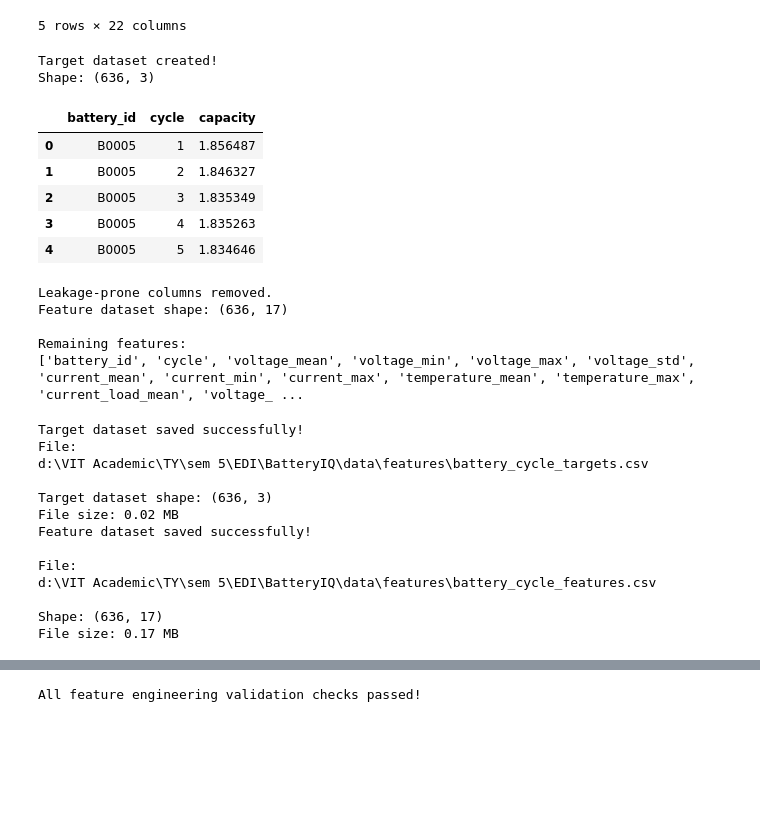
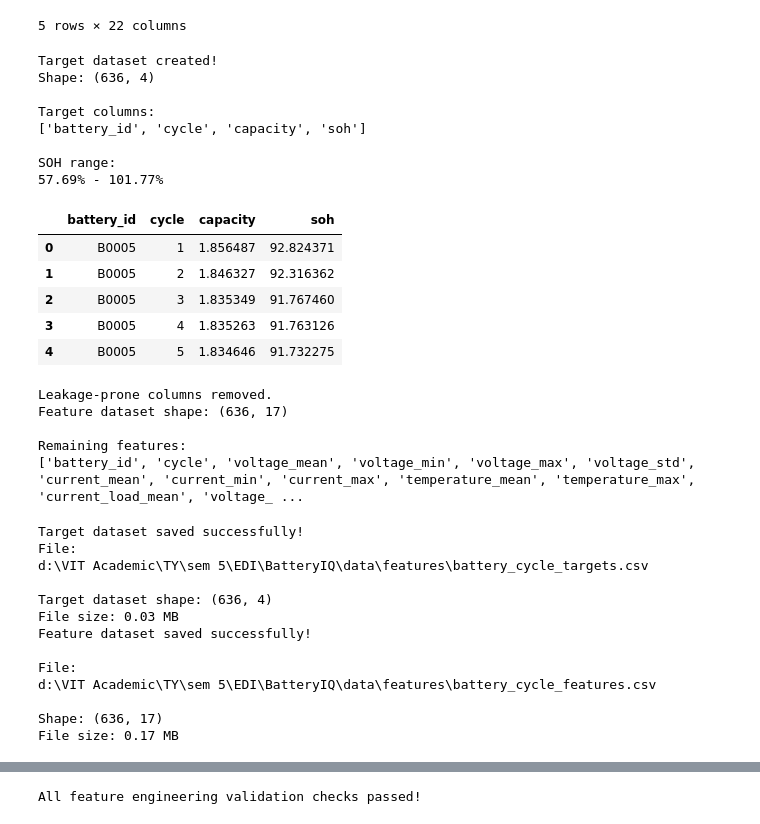
Before and after one commit to Shrey200527/BatteryIQ, a Jupyter notebook: notebooks/04_feature_engineering.ipynb, the cells around one changed output, grey strips where cells are left out. Drawn from its saved outputs; the diff is of its cells as text; code cells hidden in the pictures; blank space fills up the shorter version.

Commit message:
Refine feature engineering and add SOH target

```diff
--- a/notebooks/04_feature_engineering.ipynb
+++ b/notebooks/04_feature_engineering.ipynb
@@ -315,28 +315,54 @@ Columns:
 5 rows × 22 columns
 # %%
 # Separate target information from ML features
+# SOH is calculated from measured discharge capacity.
+#
+# SOH (%) = Current Capacity / Rated Capacity × 100
+# Rated capacity = 2.0 Ah
+
+RATED_CAPACITY = 2.0  # Ah
 
 TARGET_COLUMNS = [
     "battery_id",
     "cycle",
     "capacity"
 ]
 
 targets_df = features_df[TARGET_COLUMNS].copy()
 
+# Calculate State of Health (SOH)
+targets_df["soh"] = (
+    targets_df["capacity"] / RATED_CAPACITY
+) * 100
+
 print("Target dataset created!")
 print("Shape:", targets_df.shape)
 
+print("\nTarget columns:")
+print(targets_df.columns.tolist())
+
+print("\nSOH range:")
+print(
+    f"{targets_df['soh'].min():.2f}% - "
+    f"{targets_df['soh'].max():.2f}%"
+)
+
 display(targets_df.head())
 # %% [output]
 Target dataset created!
-Shape: (636, 3)
+Shape: (636, 4)
+
+Target columns:
+['battery_id', 'cycle', 'capacity', 'soh']
+
+SOH range:
+57.69% - 101.77%
-|  | battery_id | cycle | capacity |
-| 0 | B0005 | 1 | 1.856487 |
-| 1 | B0005 | 2 | 1.846327 |
-| 2 | B0005 | 3 | 1.835349 |
-| 3 | B0005 | 4 | 1.835263 |
-| 4 | B0005 | 5 | 1.834646 |
+|  | battery_id | cycle | capacity | soh |
+| 0 | B0005 | 1 | 1.856487 | 92.824371 |
+| 1 | B0005 | 2 | 1.846327 | 92.316362 |
+| 2 | B0005 | 3 | 1.835349 | 91.767460 |
+| 3 | B0005 | 4 | 1.835263 | 91.763126 |
+| 4 | B0005 | 5 | 1.834646 | 91.732275 |
 # %%
 # Remove target-derived columns from the ML feature dataset
 # to prevent target leakage during SOH prediction.
@@ -399,8 +425,8 @@ Target dataset saved successfully!
 File:
 d:\VIT Academic\TY\sem 5\EDI\BatteryIQ\data\features\battery_cycle_targets.csv
 
-Target dataset shape: (636, 3)
-File size: 0.02 MB
+Target dataset shape: (636, 4)
+File size: 0.03 MB
 Feature dataset saved successfully!
 
 File:
```
Also changed, not shown: parts of 4 cells of this notebook, 1 other file.
